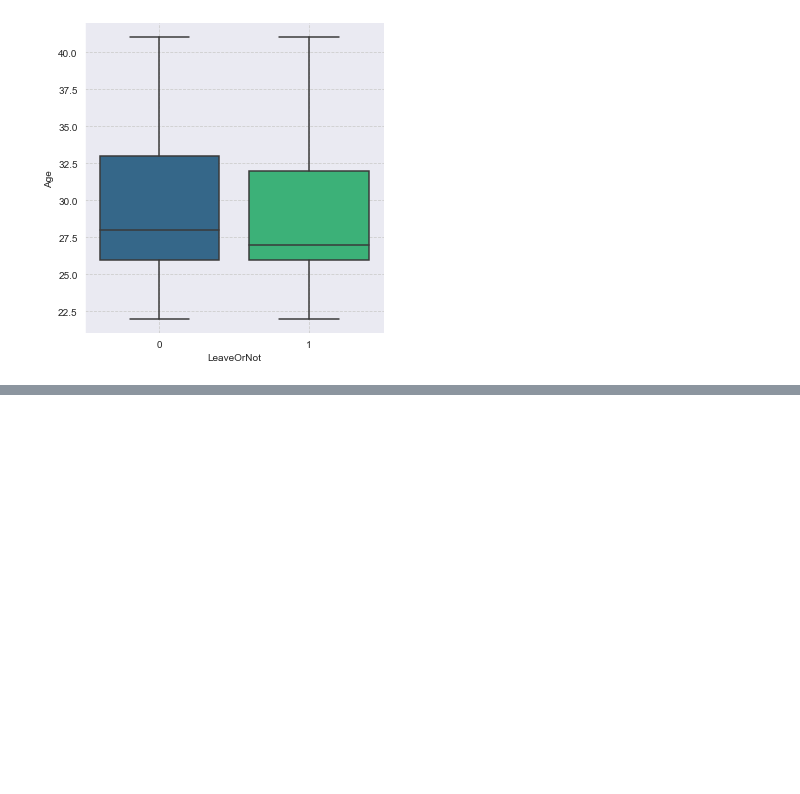
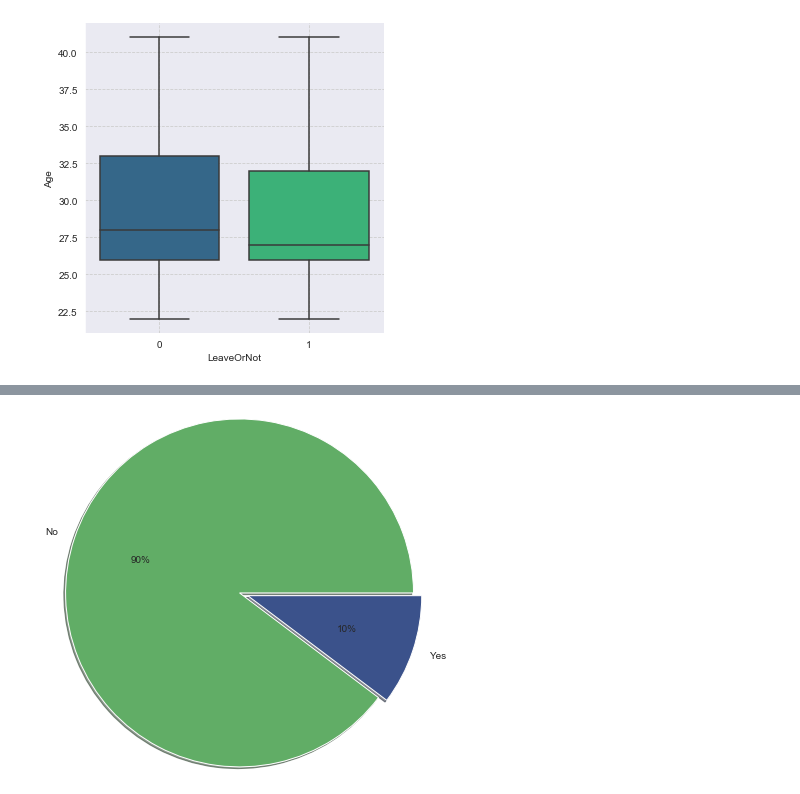
Before and after one commit to apoorv2902/Employee-Prediction, a Jupyter notebook: employee future prediction/employee_pred.ipynb, the cells around one changed output, grey strips where cells are left out. Cells and saved outputs as stored; diff of their text form; code cells hidden in the pictures; blank space fills up the shorter version.

```diff
--- a/employee future prediction/employee_pred.ipynb
+++ b/employee future prediction/employee_pred.ipynb
@@ -318,0 +391,8 @@ plt.show()
+# %%
+#to see the composition of EverBenched
+out_df=pd.DataFrame(df.groupby('EverBenched')['EverBenched'].count())
+colors = ['#61ad66','#3b528b']
+plt.pie(out_df['EverBenched'],labels=['No','Yes'],autopct='%.0f%%',colors=colors,radius=2,explode = (0, 0.1),shadow=True)
+plt.show()
+# %% [output]
+[figure, added]
```
Also changed, not shown: parts of 52 cells of this notebook.
